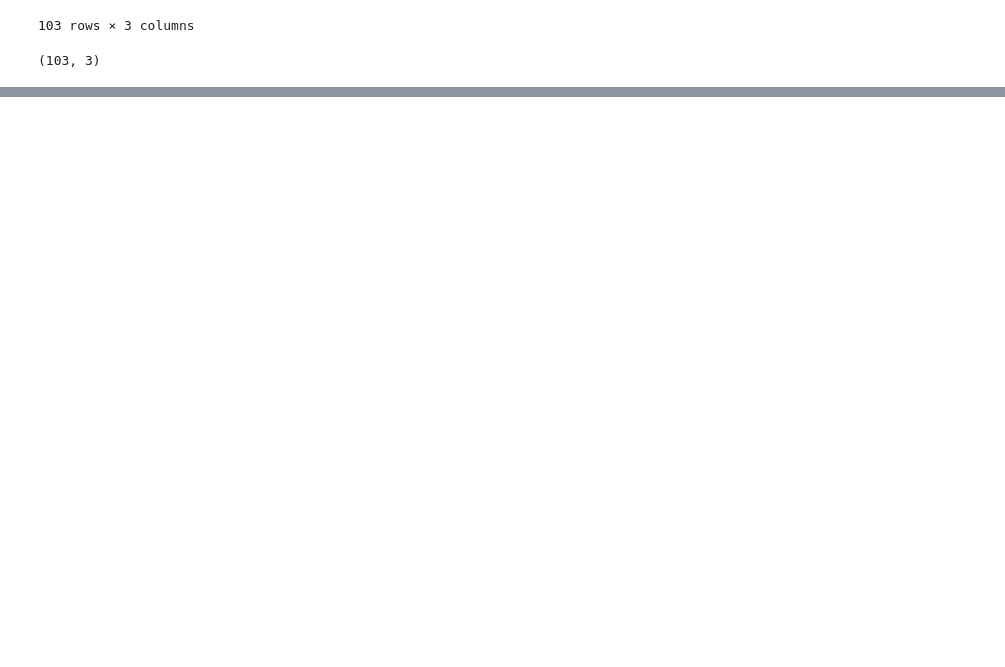
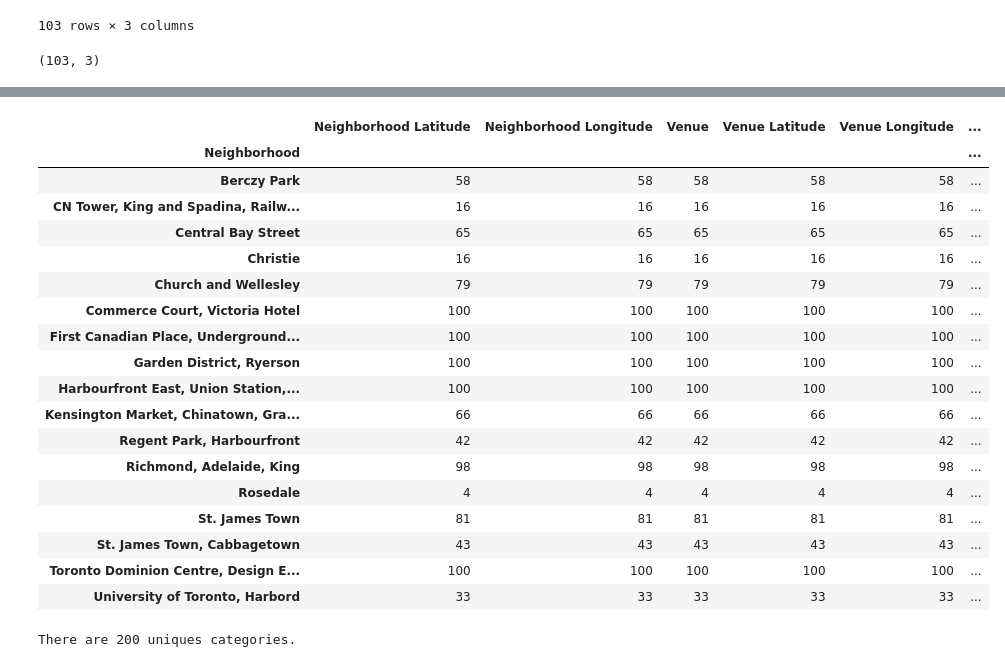
Before and after one commit to nikki-wong/coursera-capstone-project, a Jupyter notebook: Neighbourhood - Data Scraping.ipynb, the cells around one changed output, grey strips where cells are left out. Cells and saved outputs as stored; diff of their text form; code cells hidden in the pictures; blank space fills up the shorter version.

```diff
--- a/Neighbourhood - Data Scraping.ipynb
+++ b/Neighbourhood - Data Scraping.ipynb
@@ -62,0 +158,6 @@ df.shape
+# %%
+df_coord.loc[2, 'Neighborhood']
+neighborhood_latitude = df_coord.loc[2, 'Latitude'] # neighborhood latitude value
+neighborhood_longitude = df_coord.loc[2, 'Longitude'] # neighborhood longitude value
+
+neighborhood_name = df_coord.loc[2, 'Neighborhood']
@@ -62,0 +166,14 @@ df.shape
+# %%
+radius = 500 # define radius
+
+url = 'https://api.foursquare.com/v2/venues/explore?&client_id={}&client_secret={}&v={}&ll={},{}&radius={}&limit={}'.format(
+    CLIENT_ID,
+    CLIENT_SECRET,
+    VERSION,
+    neighborhood_latitude,
+    neighborhood_longitude,
+    radius,
+    LIMIT)
+# %%
+results = requests.get(url).json()
+results
@@ -62,0 +238,6 @@ df.shape
+# %%
+#get venues within 500m of downtown Toronto
+toronto_venues = getNearbyVenues(names=dtto_data['Neighborhood'],
+                                   latitudes=dtto_data['Latitude'],
+                                   longitudes=dtto_data['Longitude']
+                                  )
@@ -62,0 +262,28 @@ df.shape
+# %%
+#find out how many venues were returned for each neighborhood
+toronto_venues.groupby('Neighborhood').count()
+# %% [output]
+|  | Neighborhood Latitude | Neighborhood Longitude | Venue | Venue Latitude | Venue Longitude | ... |
+| Neighborhood |  |  |  |  |  | ... |
+| Berczy Park | 58 | 58 | 58 | 58 | 58 | ... |
+| CN Tower, King and Spadina, Railw... | 16 | 16 | 16 | 16 | 16 | ... |
+| Central Bay Street | 65 | 65 | 65 | 65 | 65 | ... |
+| Christie | 16 | 16 | 16 | 16 | 16 | ... |
+| Church and Wellesley | 79 | 79 | 79 | 79 | 79 | ... |
+| Commerce Court, Victoria Hotel | 100 | 100 | 100 | 100 | 100 | ... |
+| First Canadian Place, Underground... | 100 | 100 | 100 | 100 | 100 | ... |
+| Garden District, Ryerson | 100 | 100 | 100 | 100 | 100 | ... |
+| Harbourfront East, Union Station,... | 100 | 100 | 100 | 100 | 100 | ... |
+| Kensington Market, Chinatown, Gra... | 66 | 66 | 66 | 66 | 66 | ... |
+| Regent Park, Harbourfront | 42 | 42 | 42 | 42 | 42 | ... |
+| Richmond, Adelaide, King | 98 | 98 | 98 | 98 | 98 | ... |
+| Rosedale | 4 | 4 | 4 | 4 | 4 | ... |
+| St. James Town | 81 | 81 | 81 | 81 | 81 | ... |
+| St. James Town, Cabbagetown | 43 | 43 | 43 | 43 | 43 | ... |
+| Toronto Dominion Centre, Design E... | 100 | 100 | 100 | 100 | 100 | ... |
+| University of Toronto, Harbord | 33 | 33 | 33 | 33 | 33 | ... |
+# %%
+#find out how many unique categories can be curated from all the returned venues
+print('There are {} uniques categories.'.format(len(toronto_venues['Venue Category'].unique())))
+# %% [output]
+There are 200 uniques categories.
```
Also changed, not shown: parts of 13 cells of this notebook.
